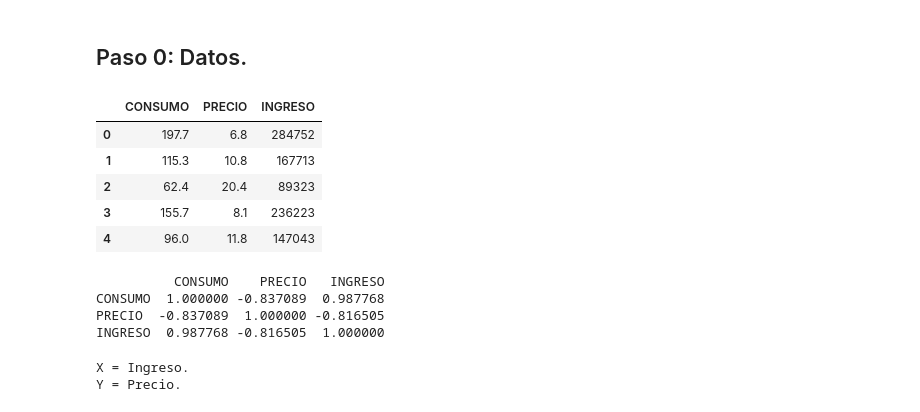
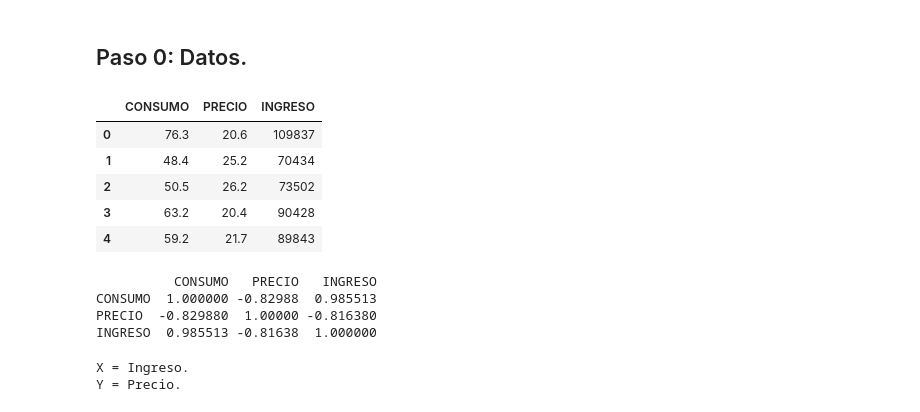
Before and after one commit to kikin3112/projets, a Jupyter notebook: regresion_lineal.ipynb, the cells around one changed output. Cells and saved outputs as stored; diff of their text form; code cells hidden in the pictures.

```diff
--- a/regresion_lineal.ipynb
+++ b/regresion_lineal.ipynb
@@ -11,23 +11,23 @@ lr = LinearRegression()
 # %% [markdown]
 ## Paso 0: Datos.
 # %%
-datos = "datos_regresion.csv"
+datos = "datos_regresion_full_send.csv"
 db = pd.read_csv(datos) #we're in
 db.head() #vista previa de los datos
 # %% [output]
 |  | CONSUMO | PRECIO | INGRESO |
-| 0 | 197.7 | 6.8 | 284752 |
-| 1 | 115.3 | 10.8 | 167713 |
-| 2 | 62.4 | 20.4 | 89323 |
-| 3 | 155.7 | 8.1 | 236223 |
-| 4 | 96.0 | 11.8 | 147043 |
+| 0 | 76.3 | 20.6 | 109837 |
+| 1 | 48.4 | 25.2 | 70434 |
+| 2 | 50.5 | 26.2 | 73502 |
+| 3 | 63.2 | 20.4 | 90428 |
+| 4 | 59.2 | 21.7 | 89843 |
 # %%
 print(db.corr()) #correlaciones entre variables
 # %% [output]
-          CONSUMO    PRECIO   INGRESO
-CONSUMO  1.000000 -0.837089  0.987768
-PRECIO  -0.837089  1.000000 -0.816505
-INGRESO  0.987768 -0.816505  1.000000
+          CONSUMO   PRECIO   INGRESO
+CONSUMO  1.000000 -0.82988  0.985513
+PRECIO  -0.829880  1.00000 -0.816380
+INGRESO  0.985513 -0.81638  1.000000
 # %%
 #unidades dadas en miles de pesos
 unidad = 1000 #miles
```
Also changed, not shown: parts of 3 cells of this notebook, 1 other file.
